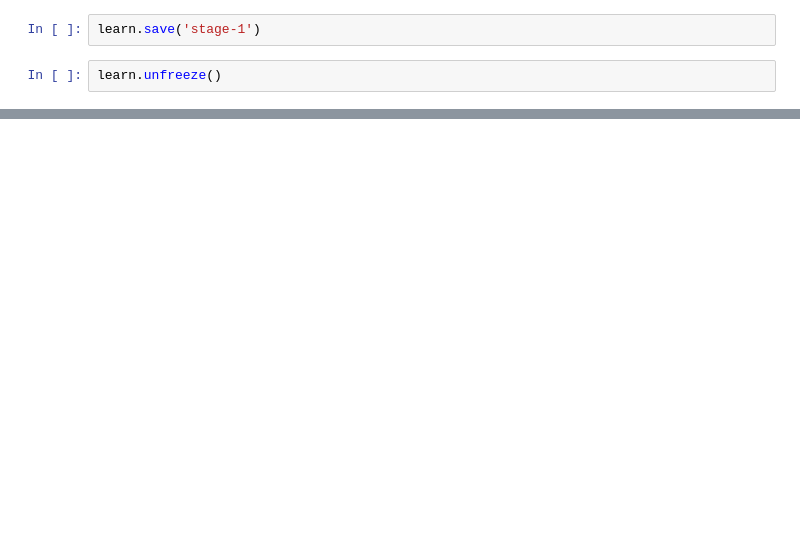
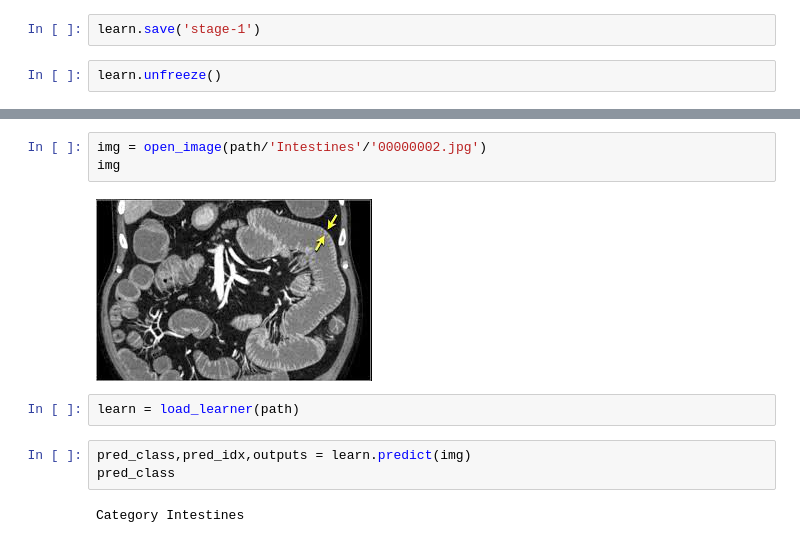
Before and after one commit to Dakunu01/FastAI_Project, a Jupyter notebook: Fast_AI_Project.ipynb, the cells around one changed output, grey strips where cells are left out. Cells and saved outputs as stored; diff of their text form; blank space fills up the shorter version.

```diff
--- a/Fast_AI_Project.ipynb
+++ b/Fast_AI_Project.ipynb
@@ -128,0 +166,12 @@ interp.plot_confusion_matrix()
+# %%
+img = open_image(path/'Intestines'/'00000002.jpg')
+img
+# %% [output]
+[figure, added]
+# %%
+learn = load_learner(path)
+# %%
+pred_class,pred_idx,outputs = learn.predict(img)
+pred_class
+# %% [output]
+Category Intestines
```
Also changed, not shown: parts of 22 cells of this notebook.
